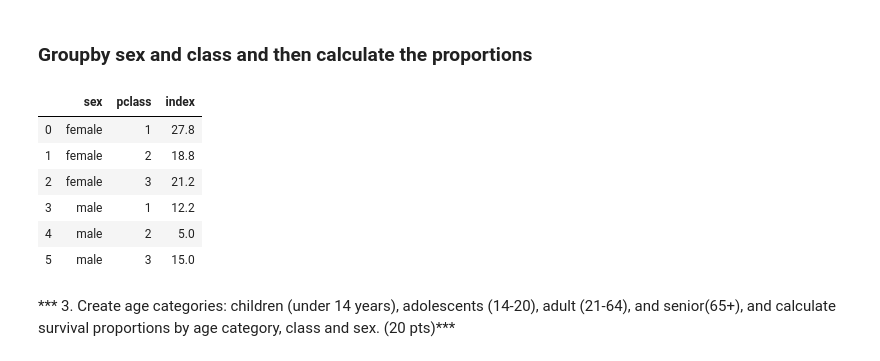
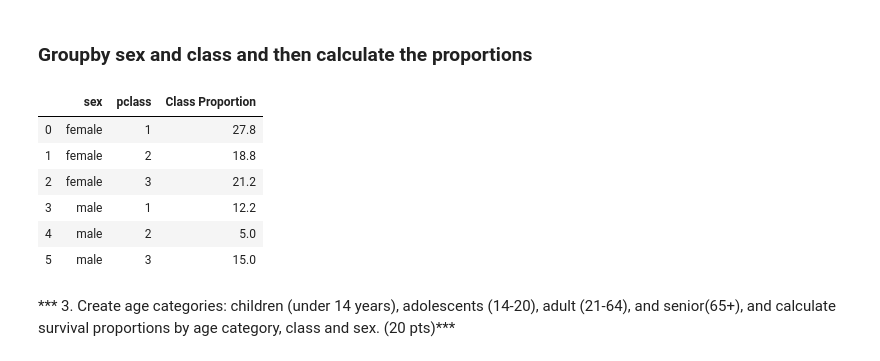
Before and after one commit to rashmihu/CSC-405-605_2020_Assignment, a Jupyter notebook: Assignment_3/code/titanic_analysis.ipynb, the cells around one changed output. Cells and saved outputs as stored; diff of their text form; code cells hidden in the pictures.

```diff
--- a/Assignment_3/code/titanic_analysis.ipynb
+++ b/Assignment_3/code/titanic_analysis.ipynb
@@ -126,12 +128,14 @@ df_groupedBySex
 # %%
 # Collect the sex and pclass column data for all the people who survived
 df_survived = t1_df[t1_df['survived'] == 1][['sex','pclass']].reset_index()
 # Group by sex and class column data for all the people who survived and calculate the proportion
 df_groupedBySexAndPclass= df_survived.groupby(['sex','pclass']).count().apply(lambda x:
                                                  100 * x / float(total_survived)).reset_index()
+#Rename coulmn index to class proportion
+df_groupedBySexAndPclass = df_groupedBySexAndPclass.rename(columns={'index':'Class Proportion'})
 df_groupedBySexAndPclass
 # %% [output]
-|  | sex | pclass | index |
+|  | sex | pclass | Class Proportion |
 | 0 | female | 1 | 27.8 |
 | 1 | female | 2 | 18.8 |
 | 2 | female | 3 | 21.2 |
```
Also changed, not shown: parts of 4 cells of this notebook.
